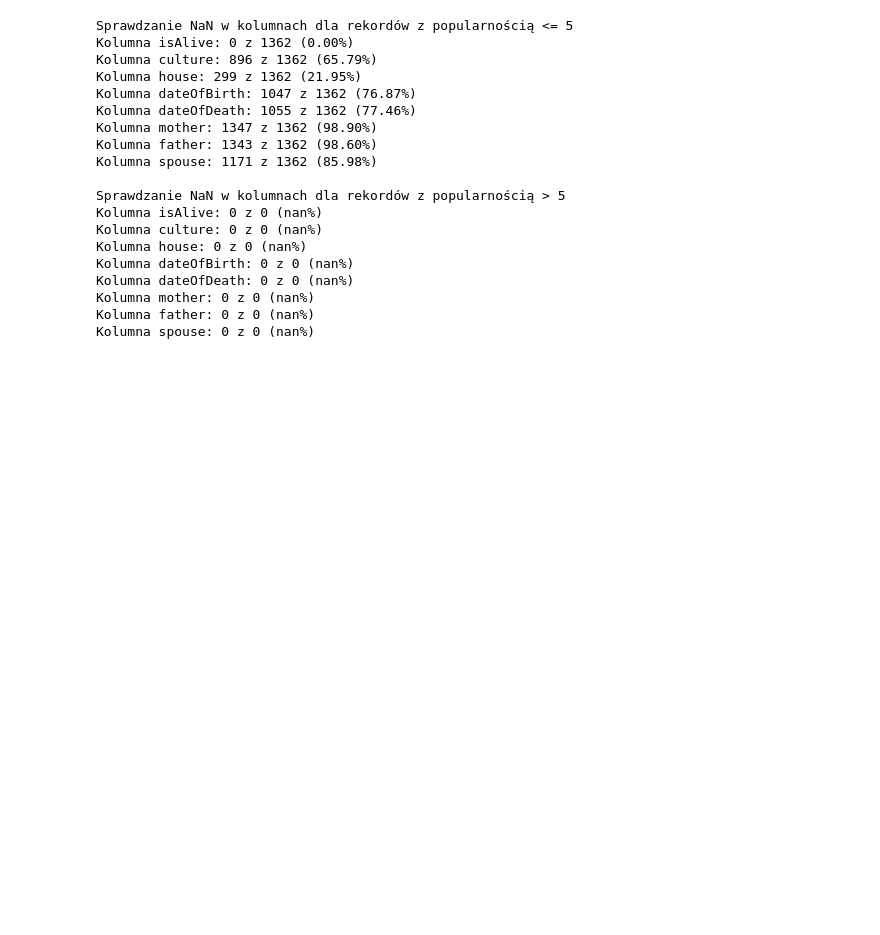
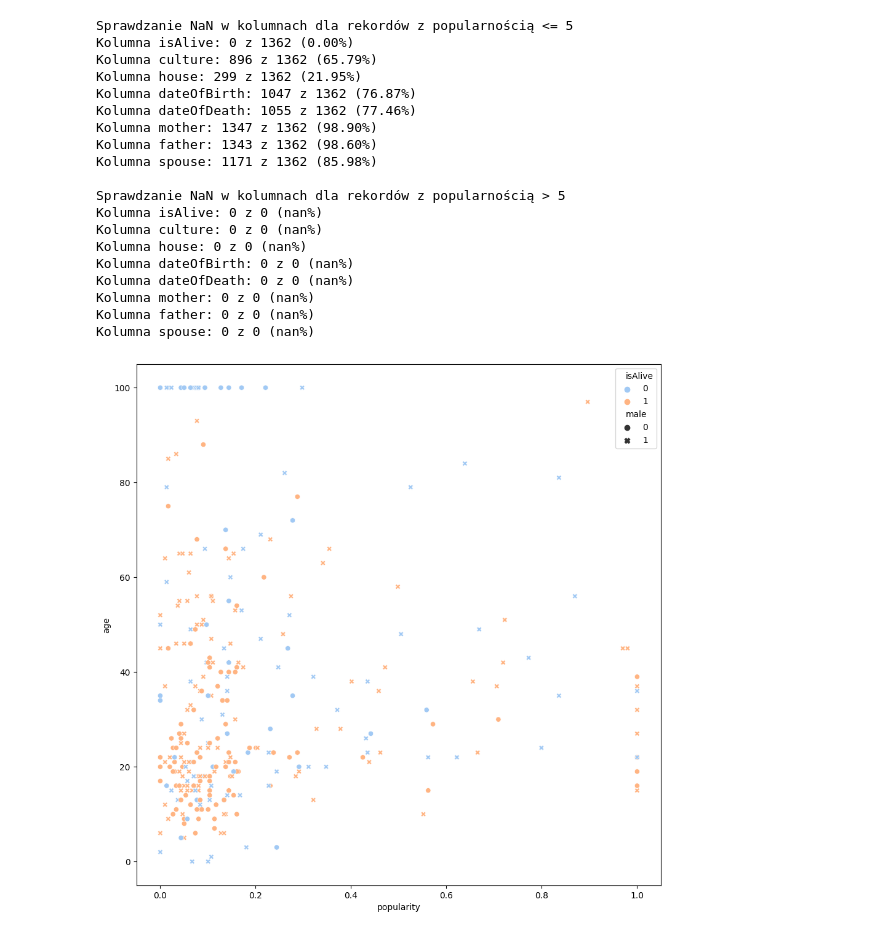
Before and after one commit to xxkaro/GameOfThrones-Clustering, a Jupyter notebook: EDA/EDA.ipynb, the cells around one changed output. Saved outputs shown, nothing was run; the diff lists cells and outputs as text; code cells hidden in the pictures; blank space fills up the shorter version.

```diff
--- a/EDA/EDA.ipynb
+++ b/EDA/EDA.ipynb
@@ -419,3 +416,9 @@ Kolumna dateOfDeath: 0 z 0 (nan%)
 Kolumna mother: 0 z 0 (nan%)
 Kolumna father: 0 z 0 (nan%)
 Kolumna spouse: 0 z 0 (nan%)
+# %%
+plt.figure(figsize = (11, 11))
+sns.scatterplot(data = df, x = "popularity", y = "age", hue = "isAlive", style = "male")
+plt.show()
+# %% [output]
+[figure, added]
```
Also changed, not shown: parts of 6 cells of this notebook, 1 other file.
